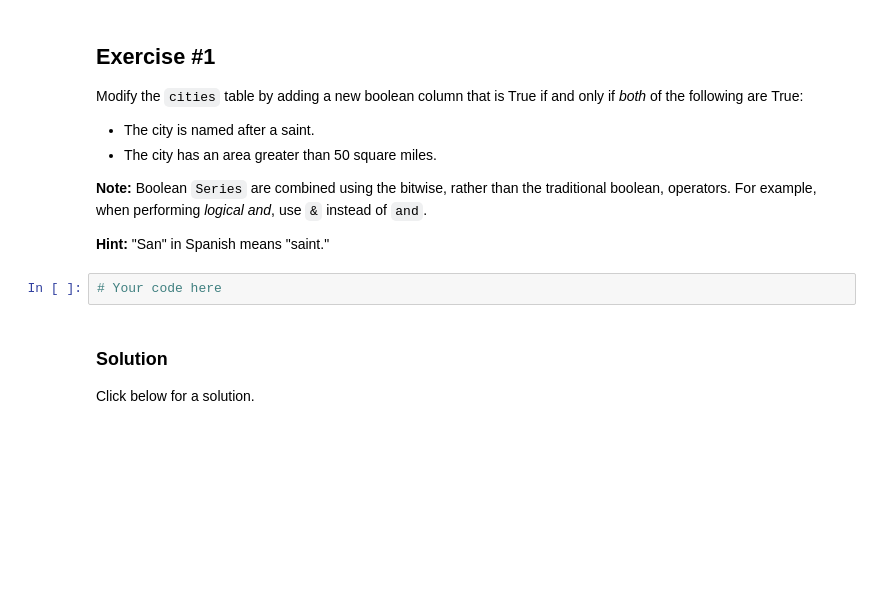
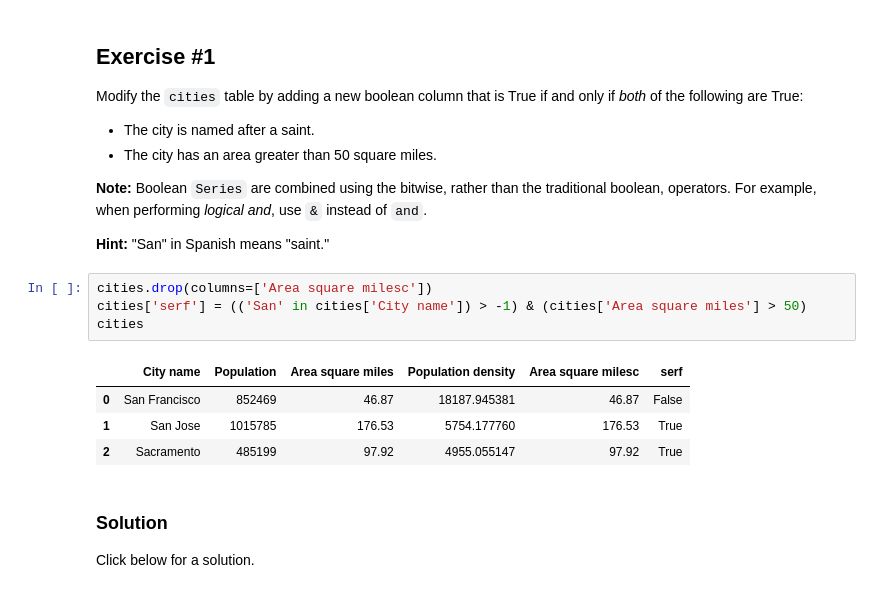
Before and after one commit to kevinngw/MLLC, a Jupyter notebook: intro_to_pandas.ipynb, the cells around one changed output. Drawn from its saved outputs; the diff is of its cells as text; blank space fills up the shorter version.

```diff
--- a/intro_to_pandas.ipynb
+++ b/intro_to_pandas.ipynb
@@ -118,8 +183,15 @@ Modify the `cities` table by adding a new boolean column that is True if and onl
 **Note:** Boolean `Series` are combined using the bitwise, rather than the traditional boolean, operators. For example, when performing *logical and*, use `&` instead of `and`.
 
 **Hint:** "San" in Spanish means "saint."
-# %%
-# Your code here
+# %%
+cities.drop(columns=['Area square milesc'])
+cities['serf'] = (('San' in cities['City name']) > -1) & (cities['Area square miles'] > 50)
+cities
+# %% [output]
+|  | City name | Population | Area square miles | Population density | Area square milesc | serf |
+| 0 | San Francisco | 852469 | 46.87 | 18187.945381 | 46.87 | False |
+| 1 | San Jose | 1015785 | 176.53 | 5754.177760 | 176.53 | True |
+| 2 | Sacramento | 485199 | 97.92 | 4955.055147 | 97.92 | True |
 # %% [markdown]
 ### Solution
 
```
Also changed, not shown: parts of 18 cells of this notebook.
